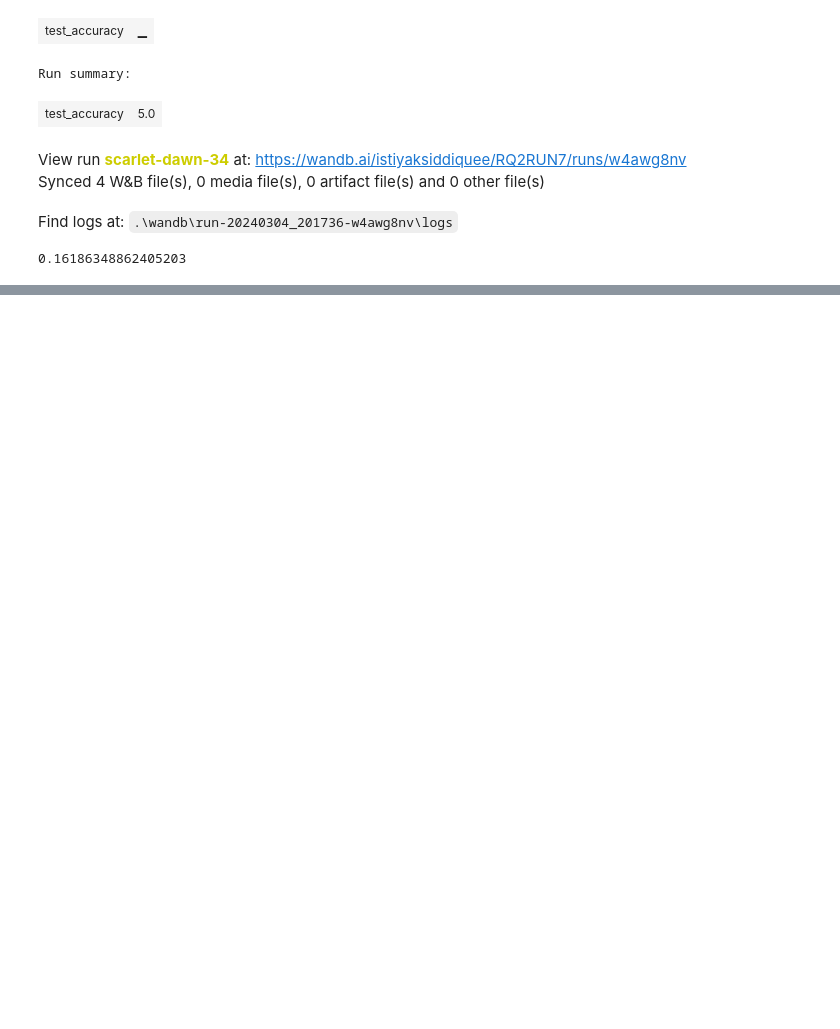
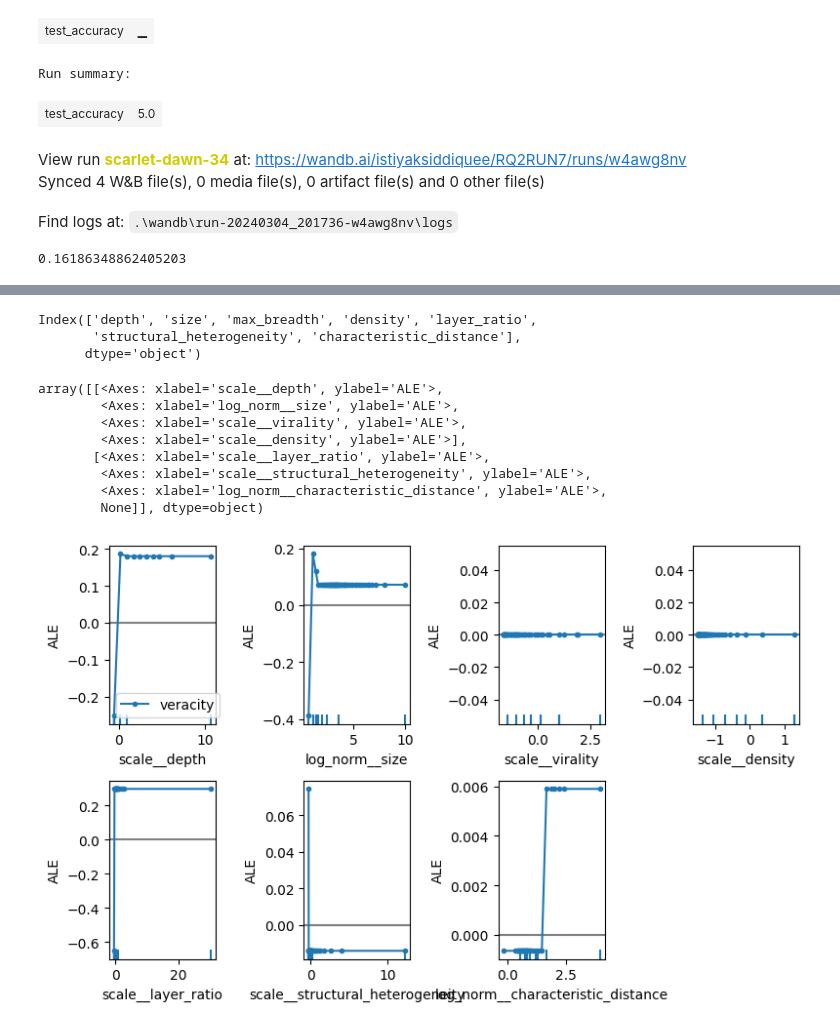
Before and after one commit to istiyaksiddiquee/thesis-work, a Jupyter notebook: RQ2/analysis/analysis.ipynb, the cells around one changed output, grey strips where cells are left out. Saved outputs shown, nothing was run; the diff lists cells and outputs as text; code cells hidden in the pictures; blank space fills up the shorter version.

```diff
--- a/RQ2/analysis/analysis.ipynb
+++ b/RQ2/analysis/analysis.ipynb
@@ -752,0 +935,29 @@ LogisticRegression(C=5, max_iter=500, n_jobs=-1, solver='newton-cholesky')
+# %%
+scaled_X_train_val.columns
+# %% [output]
+Index(['depth', 'size', 'max_breadth', 'density', 'layer_ratio',
+       'structural_heterogeneity', 'characteristic_distance'],
+      dtype='object')
+# %%
+from alibi.explainers import ALE, plot_ale
+
+logit_fun_lr = xgb_model.predict
+proba_fun_lr = xgb_model.predict_proba
+
+logit_ale_lr = ALE(logit_fun_lr, feature_names=list(scaled_X_test_df.columns), target_names=['veracity'])
+proba_ale_lr = ALE(proba_fun_lr, feature_names=list(scaled_X_test_df.columns), target_names=['veracity'])
+
+logit_exp_lr = logit_ale_lr.explain(scaled_X_test_df.values)
+proba_exp_lr = proba_ale_lr.explain(scaled_X_test_df.values)
+
+plot_ale(logit_exp_lr, n_cols=4, fig_kw={'figwidth': 8, 'figheight': 5}, sharey=None)
+# %% [output]
+array([[<Axes: xlabel='scale__depth', ylabel='ALE'>,
+        <Axes: xlabel='log_norm__size', ylabel='ALE'>,
+        <Axes: xlabel='scale__virality', ylabel='ALE'>,
+        <Axes: xlabel='scale__density', ylabel='ALE'>],
+       [<Axes: xlabel='scale__layer_ratio', ylabel='ALE'>,
+        <Axes: xlabel='scale__structural_heterogeneity', ylabel='ALE'>,
+        <Axes: xlabel='log_norm__characteristic_distance', ylabel='ALE'>,
+        None]], dtype=object)
+[figure, added]
```
Also changed, not shown: parts of 36 cells of this notebook, 2 other files.
